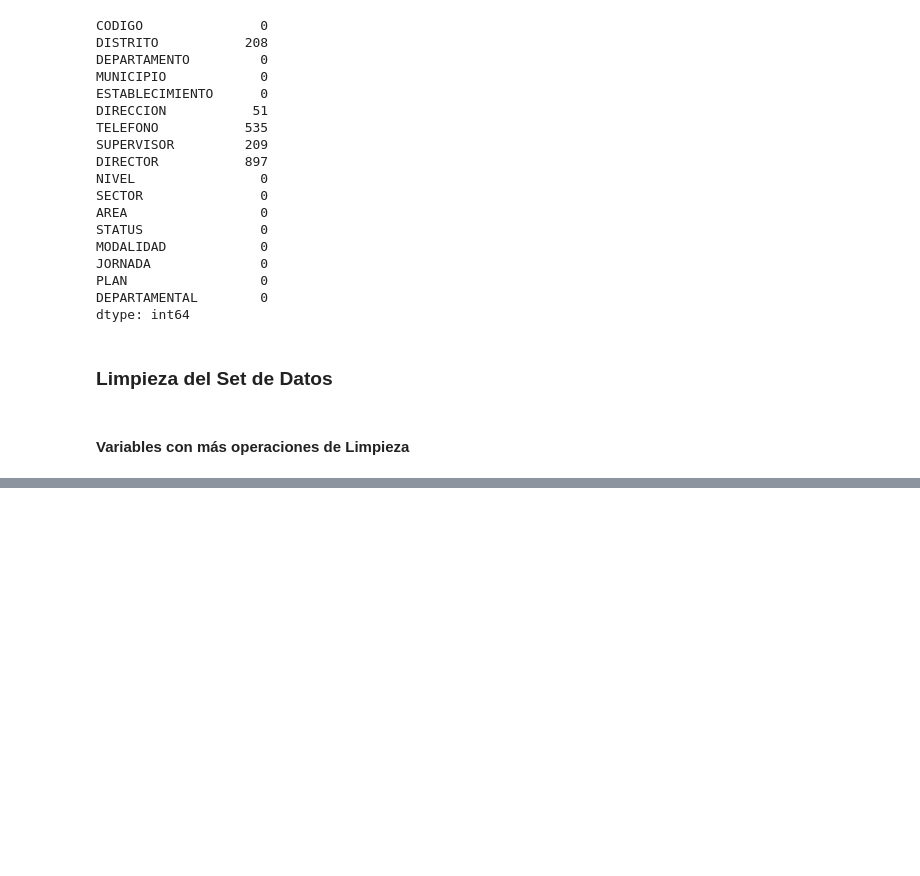
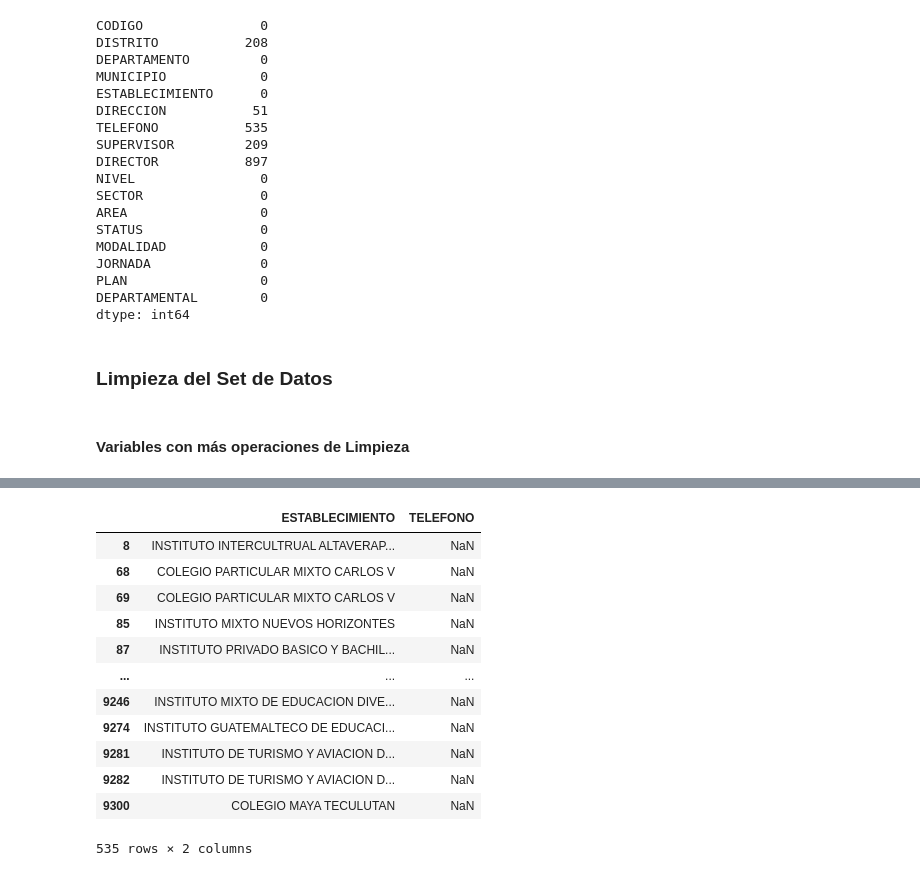
Before and after one commit to FerEsq/DS-Project-01, a Jupyter notebook: cleaning.ipynb, the cells around one changed output, grey strips where cells are left out. Cells and saved outputs as stored; diff of their text form; code cells hidden in the pictures; blank space fills up the shorter version.

```diff
--- a/cleaning.ipynb
+++ b/cleaning.ipynb
@@ -148,0 +277,2 @@ array(['DIARIO(REGULAR)', 'FIN DE SEMANA', 'A DISTANCIA',
+# %%
+df['DIRECCION'] = df['DIRECCION'].str.upper()
@@ -148,0 +287,16 @@ array(['DIARIO(REGULAR)', 'FIN DE SEMANA', 'A DISTANCIA',
+# %%
+df[df['TELEFONO'].isna()][['ESTABLECIMIENTO', 'TELEFONO']]
+# %% [output]
+|  | ESTABLECIMIENTO | TELEFONO |
+| 8 | INSTITUTO INTERCULTRUAL ALTAVERAP... | NaN |
+| 68 | COLEGIO PARTICULAR MIXTO CARLOS V | NaN |
+| 69 | COLEGIO PARTICULAR MIXTO CARLOS V | NaN |
+| 85 | INSTITUTO MIXTO NUEVOS HORIZONTES | NaN |
+| 87 | INSTITUTO PRIVADO BASICO Y BACHIL... | NaN |
+| ... | ... | ... |
+| 9246 | INSTITUTO MIXTO DE EDUCACION DIVE... | NaN |
+| 9274 | INSTITUTO GUATEMALTECO DE EDUCACI... | NaN |
+| 9281 | INSTITUTO DE TURISMO Y AVIACION D... | NaN |
+| 9282 | INSTITUTO DE TURISMO Y AVIACION D... | NaN |
+| 9300 | COLEGIO MAYA TECULUTAN | NaN |
+535 rows × 2 columns
```
Also changed, not shown: parts of 48 cells of this notebook.
